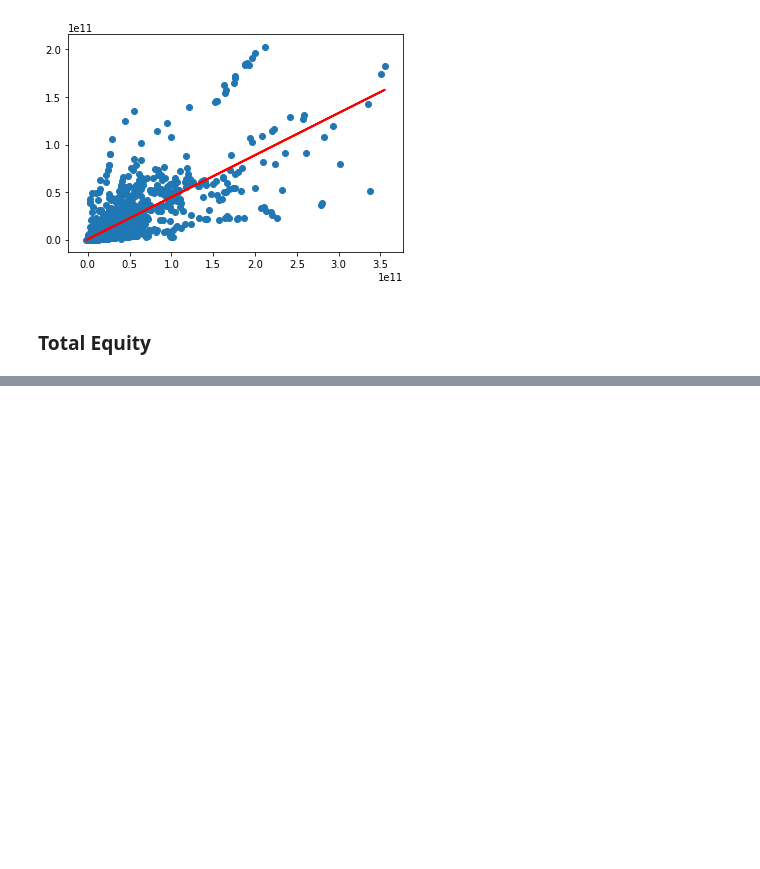
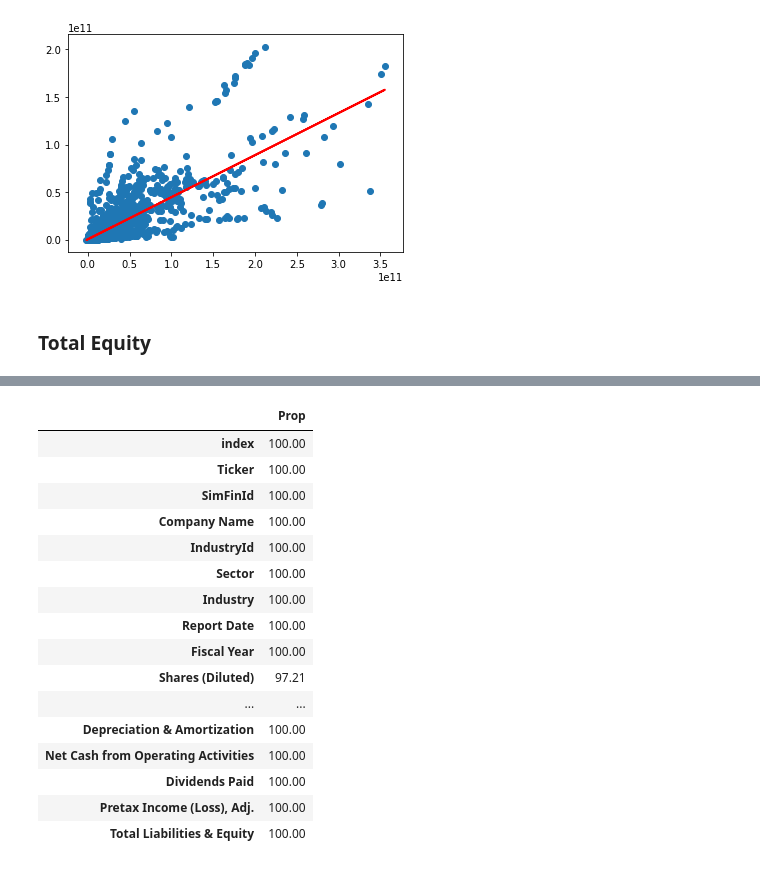
Before and after one commit to chengxinru/capstone_repository, a Jupyter notebook: code/Compute_ratios.ipynb, the cells around one changed output, grey strips where cells are left out. Cells and saved outputs as stored; diff of their text form; code cells hidden in the pictures; blank space fills up the shorter version.

```diff
--- a/code/Compute_ratios.ipynb
+++ b/code/Compute_ratios.ipynb
@@ -494,0 +573,23 @@ df.loc[df['Total Equity'].isnull(),'Total Equity'] = 0
+# %%
+#assign fitted value to missing value
+df.loc[df[y].isnull(),y]=list(predict.reshape(-1)[np.array(df[y].isnull())])
+# %%
+prop_nonmissing(df)
+# %% [output]
+|  | Prop |
+| index | 100.00 |
+| Ticker | 100.00 |
+| SimFinId | 100.00 |
+| Company Name | 100.00 |
+| IndustryId | 100.00 |
+| Sector | 100.00 |
+| Industry | 100.00 |
+| Report Date | 100.00 |
+| Fiscal Year | 100.00 |
+| Shares (Diluted) | 97.21 |
+| ... | ... |
+| Depreciation & Amortization | 100.00 |
+| Net Cash from Operating Activities | 100.00 |
+| Dividends Paid | 100.00 |
+| Pretax Income (Loss), Adj. | 100.00 |
+| Total Liabilities & Equity | 100.00 |
```
Also changed, not shown: parts of 9 cells of this notebook.
